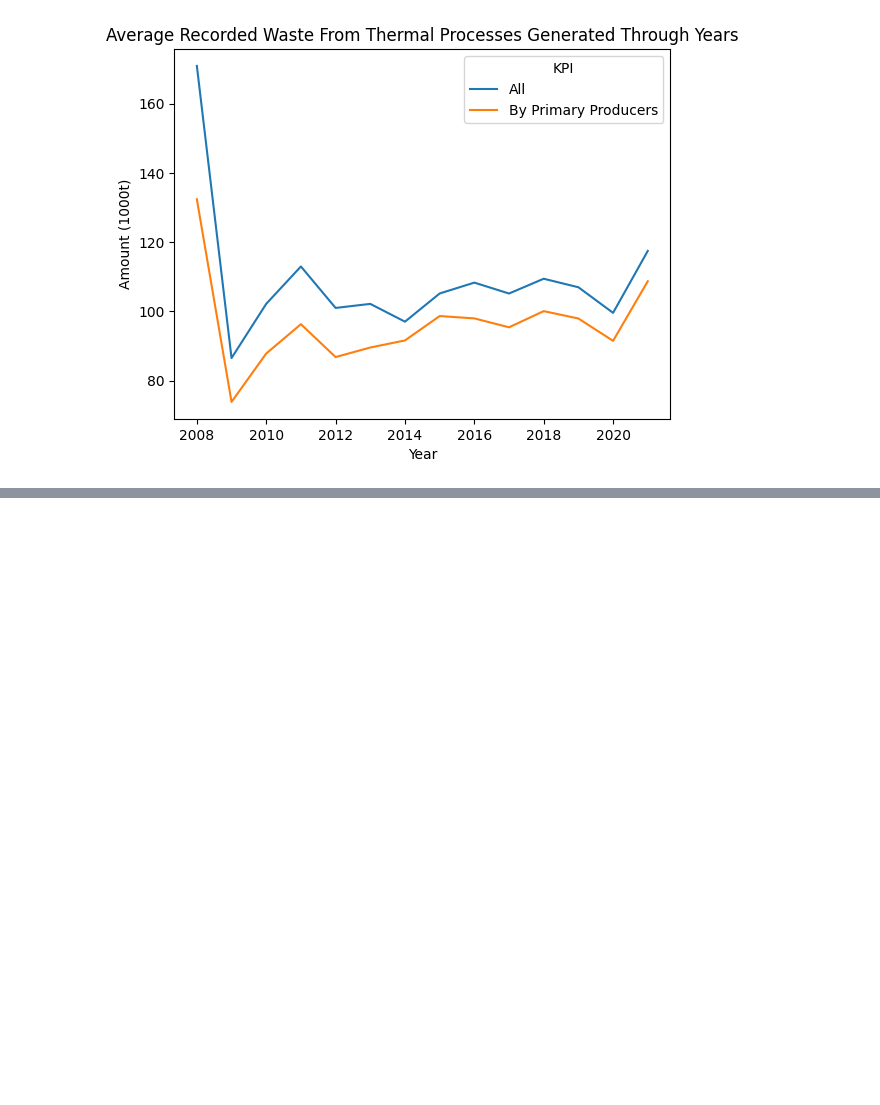
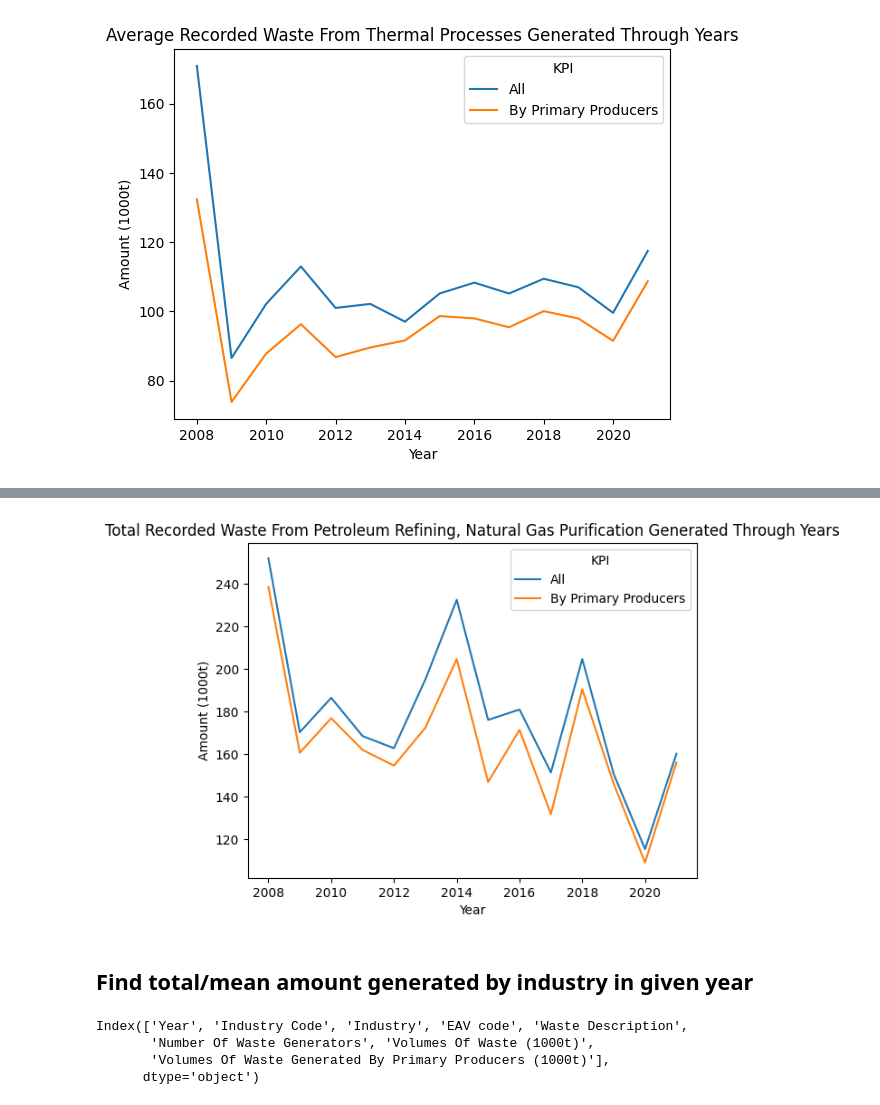
Before and after one commit to UyenDhNguyen/Germany-Waste-Management-Analysis, a Jupyter notebook: EDA/Hazardous Waste/waste-producers-quantities-types-industry-years-32151-0001.ipynb, the cells around one changed output, grey strips where cells are left out. Saved outputs shown, nothing was run; the diff lists cells and outputs as text; code cells hidden in the pictures; blank space fills up the shorter version.

```diff
--- a/EDA/Hazardous Waste/waste-producers-quantities-types-industry-years-32151-0001.ipynb
+++ b/EDA/Hazardous Waste/waste-producers-quantities-types-industry-years-32151-0001.ipynb
@@ -184,0 +214,20 @@ plot_mean_waste_years_2(year_waste_mean_df, waste='Waste from thermal processes'
+# %%
+def plot_total_waste_years_2(total_df, waste):
+    df1 = total_df.loc[total_df['Waste Description'] == waste]
+
+    df2 = df1.melt(id_vars=['Year'], value_vars=['All', 'By Primary Producers'], var_name='KPI', value_name='Amount (1000t)')
+    sns.lineplot(data=df2, x='Year', y='Amount (1000t)', hue='KPI')
+    plt.title(f"Total Recorded {waste.title()} Generated Through Years")
+
+plot_total_waste_years_2(year_waste_total_df, 'Waste from petroleum refining, natural gas purification')
+# %% [output]
+[figure, added]
+# %% [markdown]
+## Find total/mean amount generated by industry in given year
+# %%
+df.columns
+# %% [output]
+Index(['Year', 'Industry Code', 'Industry', 'EAV code', 'Waste Description',
+       'Number Of Waste Generators', 'Volumes Of Waste (1000t)',
+       'Volumes Of Waste Generated By Primary Producers (1000t)'],
+      dtype='object')
```
Also changed, not shown: parts of 18 cells of this notebook.
